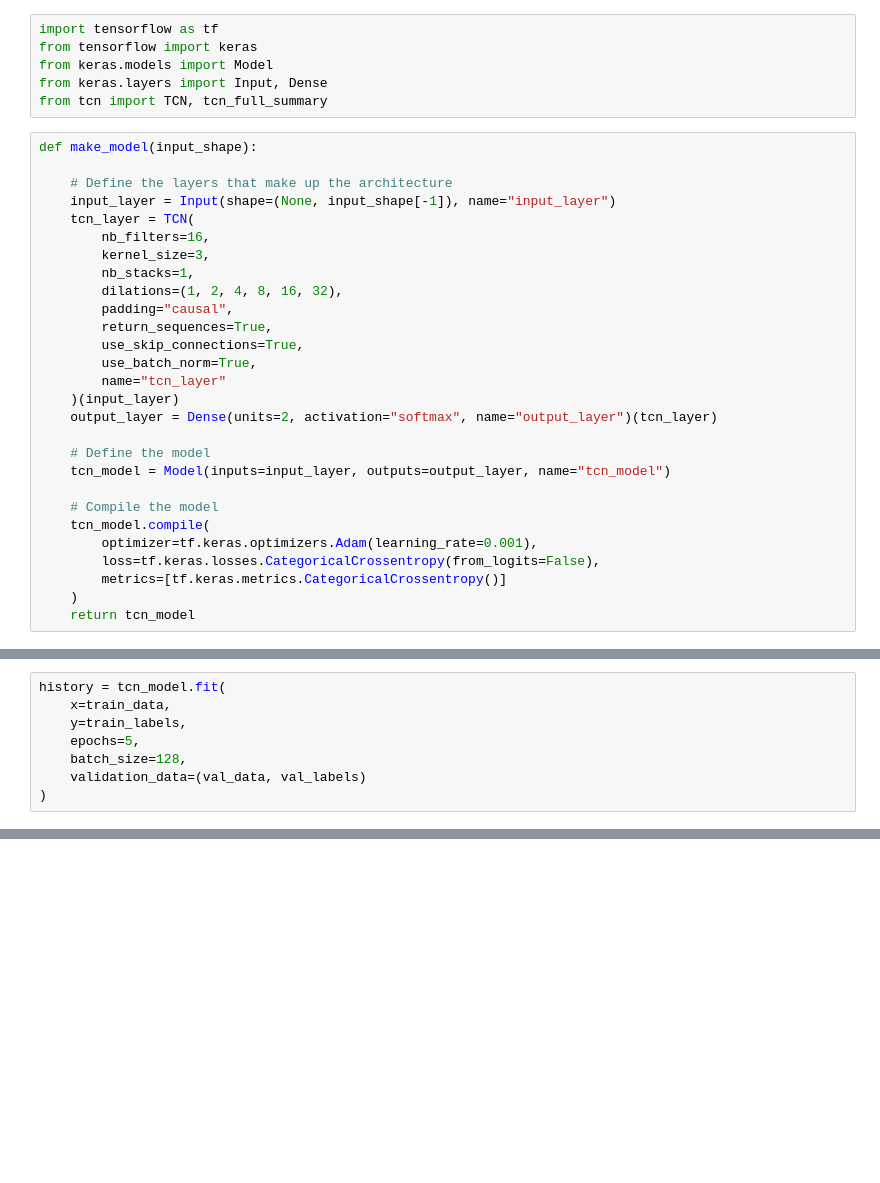
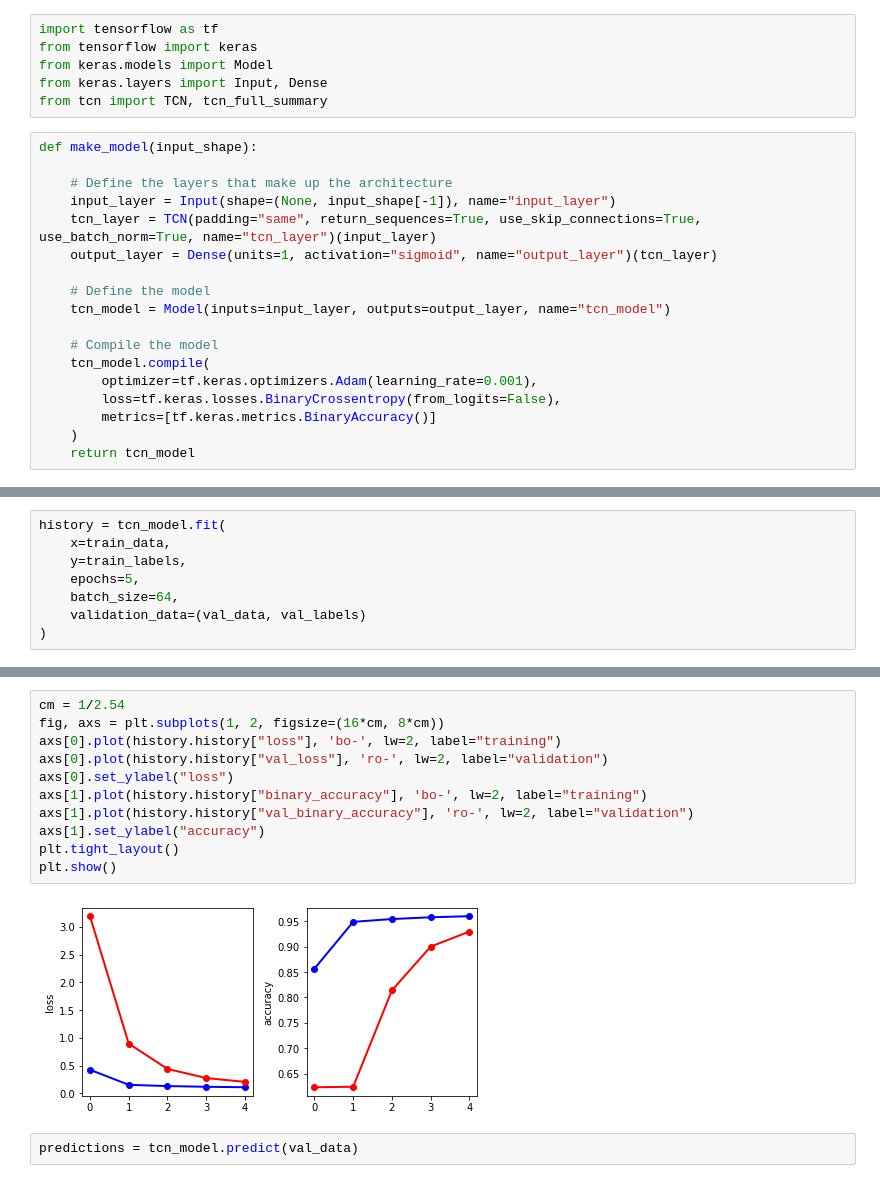
Before and after one commit to rmndrs89/my-gait-events-tcn, a Jupyter notebook: keepcontrol_example.ipynb, the cells around one changed output, grey strips where cells are left out. Drawn from its saved outputs; the diff is of its cells as text; blank space fills up the shorter version.

```diff
--- a/keepcontrol_example.ipynb
+++ b/keepcontrol_example.ipynb
@@ -75,18 +90,8 @@ def make_model(input_shape):
 
     # Define the layers that make up the architecture
     input_layer = Input(shape=(None, input_shape[-1]), name="input_layer")
-    tcn_layer = TCN(
-        nb_filters=16,
-        kernel_size=3,
-        nb_stacks=1,
-        dilations=(1, 2, 4, 8, 16, 32),
-        padding="causal",
-        return_sequences=True,
-        use_skip_connections=True,
-        use_batch_norm=True,
-        name="tcn_layer"
-    )(input_layer)
-    output_layer = Dense(units=2, activation="softmax", name="output_layer")(tcn_layer)
+    tcn_layer = TCN(padding="same", return_sequences=True, use_skip_connections=True, use_batch_norm=True, name="tcn_layer")(input_layer)
+    output_layer = Dense(units=1, activation="sigmoid", name="output_layer")(tcn_layer)
 
     # Define the model
     tcn_model = Model(inputs=input_layer, outputs=output_layer, name="tcn_model")
@@ -94,8 +99,8 @@ def make_model(input_shape):
     # Compile the model
     tcn_model.compile(
         optimizer=tf.keras.optimizers.Adam(learning_rate=0.001),
-        loss=tf.keras.losses.CategoricalCrossentropy(from_logits=False),
-        metrics=[tf.keras.metrics.CategoricalCrossentropy()]
+        loss=tf.keras.losses.BinaryCrossentropy(from_logits=False),
+        metrics=[tf.keras.metrics.BinaryAccuracy()]
     )
     return tcn_model
 # %%
@@ -122,7 +127,7 @@ history = tcn_model.fit(
     x=train_data,
     y=train_labels,
     epochs=5,
-    batch_size=128,
+    batch_size=64,
     validation_data=(val_data, val_labels)
 )
 # %% [output]
@@ -138,0 +167,15 @@ Epoch 5/5
+# %%
+cm = 1/2.54
+fig, axs = plt.subplots(1, 2, figsize=(16*cm, 8*cm))
+axs[0].plot(history.history["loss"], 'bo-', lw=2, label="training")
+axs[0].plot(history.history["val_loss"], 'ro-', lw=2, label="validation")
+axs[0].set_ylabel("loss")
+axs[1].plot(history.history["binary_accuracy"], 'bo-', lw=2, label="training")
+axs[1].plot(history.history["val_binary_accuracy"], 'ro-', lw=2, label="validation")
+axs[1].set_ylabel("accuracy")
+plt.tight_layout()
+plt.show()
+# %% [output]
+[figure, added]
+# %%
+predictions = tcn_model.predict(val_data)
```
Also changed, not shown: parts of 10 cells of this notebook, 1 other file.
